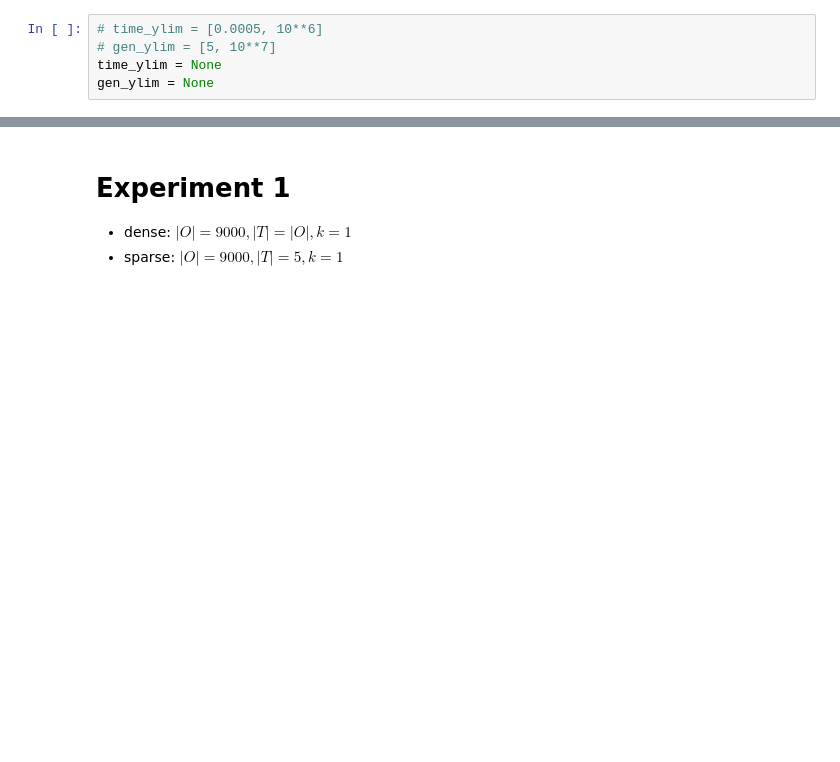
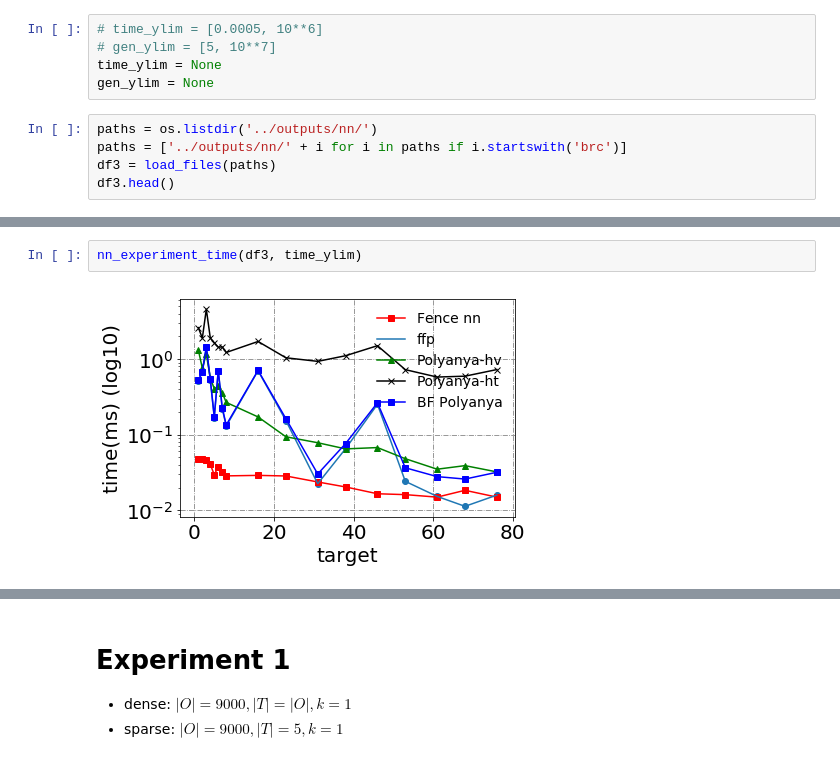
Before and after one commit to eggeek/Nav-Mesh-OkNN, a Jupyter notebook: analysis/Analysis.ipynb, the cells around one changed output, grey strips where cells are left out. Cells and saved outputs as stored; diff of their text form; blank space fills up the shorter version.

Commit message:
update experiment results

```diff
--- a/analysis/Analysis.ipynb
+++ b/analysis/Analysis.ipynb
@@ -61,3 +46,8 @@ df1 = load_files(paths1)
 # gen_ylim = [5, 10**7]
 time_ylim = None
 gen_ylim = None
+# %%
+paths = os.listdir('../outputs/nn/')
+paths = ['../outputs/nn/' + i for i in paths if i.startswith('brc')]
+df3 = load_files(paths)
+df3.head()
@@ -63,0 +81,4 @@ gen_ylim = None
+# %%
+nn_experiment_time(df3, time_ylim)
+# %% [output]
+[figure, added]
```
Also changed, not shown: parts of 30 cells of this notebook, 38 other files.
